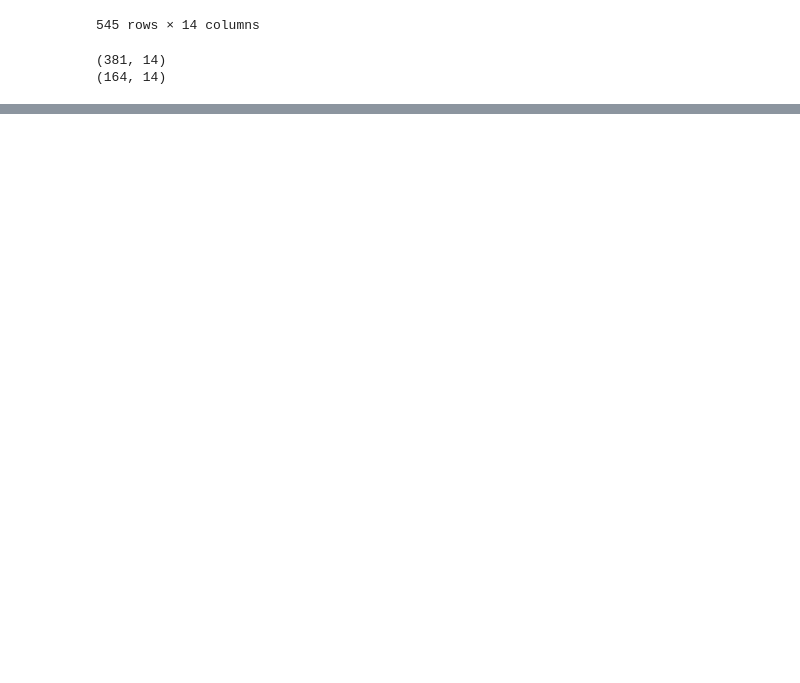
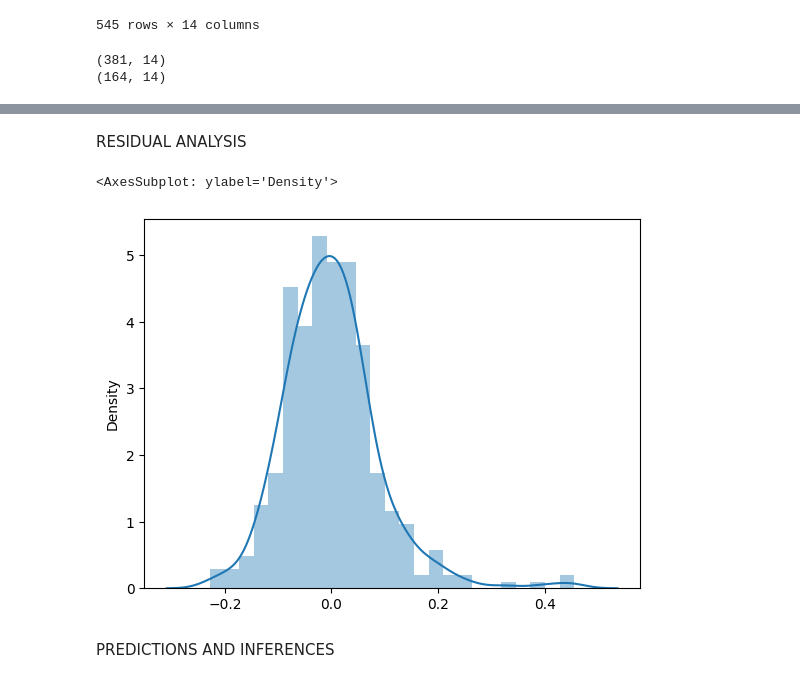
Before and after one commit to mukulydvv/Machine-Learning-, a Jupyter notebook: Multiple_Linear_Regression.ipynb, the cells around one changed output, grey strips where cells are left out. Saved outputs shown, nothing was run; the diff lists cells and outputs as text; code cells hidden in the pictures; blank space fills up the shorter version.

Commit message:
model building

```diff
--- a/Multiple_Linear_Regression.ipynb
+++ b/Multiple_Linear_Regression.ipynb
@@ -182,0 +485,2 @@ df[num_vars]=scaler.fit_transform(df[num_vars])
+# %%
+X_train.drop(columns="semi-furnished",inplace=True)
@@ -182,0 +508,8 @@ df[num_vars]=scaler.fit_transform(df[num_vars])
+# %%
+# Since the VIF of bedroom variable is still high we need to remove that variable
+
+X_train.drop(columns="bedrooms",inplace=True)
+X_train_sm=sm.add_constant(X_train)
+lr=sm.OLS(y_train,X_train_sm)
+lr_model=lr.fit()
+lr_model.params
@@ -182,0 +616,13 @@ df[num_vars]=scaler.fit_transform(df[num_vars])
+# %% [markdown]
+RESIDUAL ANALYSIS
+# %%
+y_train_pred=lr_model.predict(X_train_sm)
+# %%
+res=y_train-y_train_pred
+# %%
+sns.distplot(res,kde=True)
+# %% [output]
+<AxesSubplot: ylabel='Density'>
+[figure, added]
+# %% [markdown]
+PREDICTIONS AND INFERENCES
```
Also changed, not shown: parts of 43 cells of this notebook.
